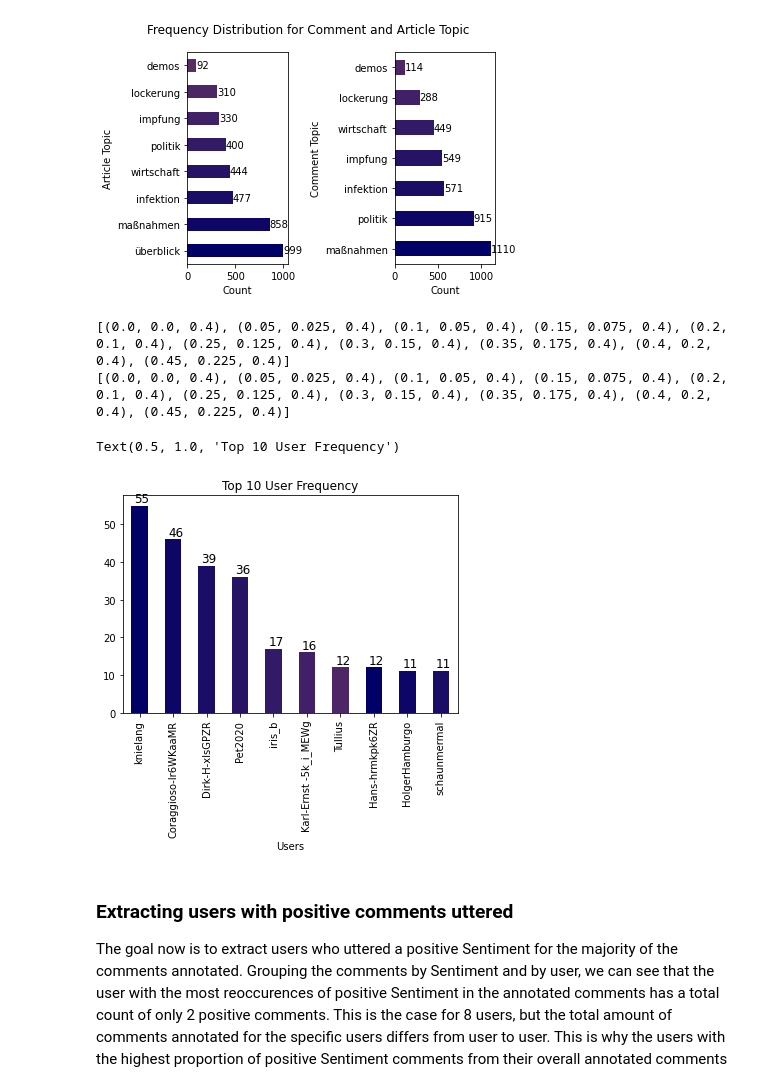
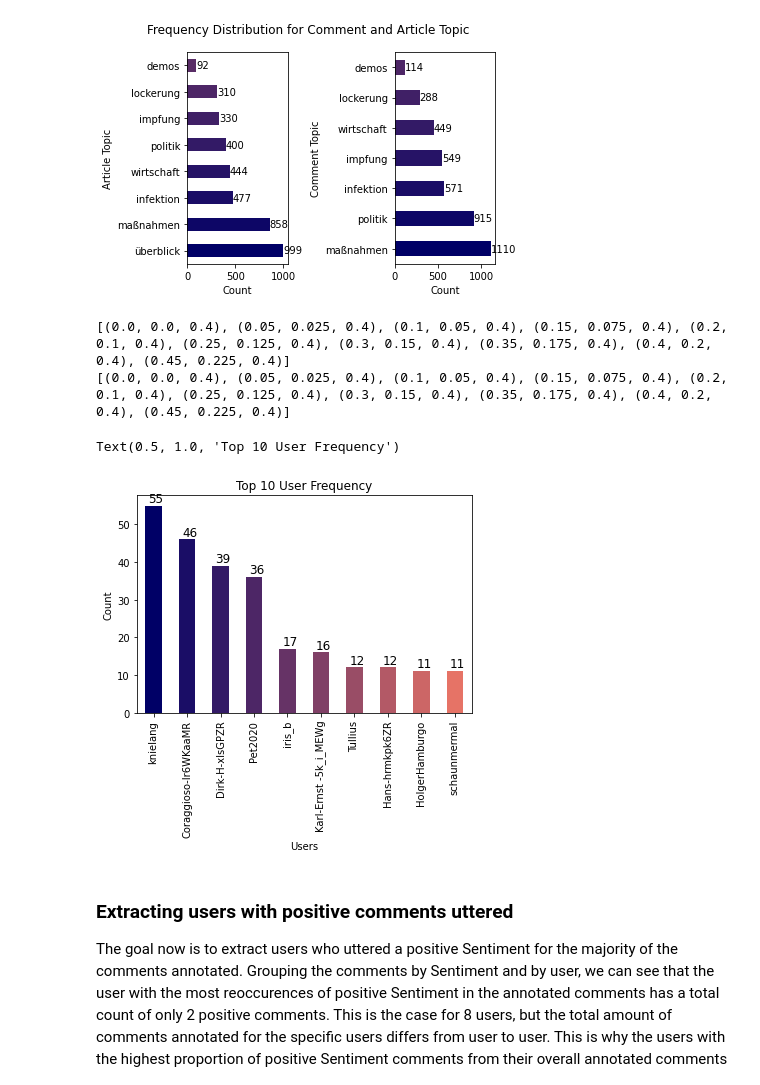
Before and after one commit to KirchnerS/Masterarbeit, a Jupyter notebook: graphs.ipynb, the cells around one changed output. Saved outputs shown, nothing was run; the diff lists cells and outputs as text; code cells hidden in the pictures.

Commit message:
Graphen erweitert für die abgabe

```diff
--- a/graphs.ipynb
+++ b/graphs.ipynb
@@ -801,7 +801,7 @@ from turtle import color
 from unicodedata import name
 import matplotlib.pyplot as plt
 import pandas as pd
-topic_dataset = pd.read_csv("annotated_data/annotated_data_with_users_and_al_cleaned2check - Kopie - Kopie.csv", names=["ID", "Date", "Time", "Comment Level", "Username", "Opinion", "Sentiment", "topic_comment", "Topic_article", "comment", "Method"], encoding="ISO8859-1")
+topic_dataset = pd.read_csv("annotated_data/annotated_data_with_users_and_al_cleaned2check_final_topics.csv", names=["ID", "Date", "Time", "Comment Level", "Username", "Opinion", "Sentiment", "topic_comment", "Topic_article", "comment", "Method"], encoding="ISO8859-1")
 my_colors = [(x/20, x/40, 0.4) for x in range(len(topic_dataset["Topic_article"].value_counts()))]
 print(my_colors)
 fig, axs = plt.subplots(1,2)
@@ -838,30 +838,31 @@ plt.show()
 # %%
 # Graph for User Frequency
 from turtle import color
 from unicodedata import name
 import matplotlib.pyplot as plt
 import pandas as pd
-topic_dataset = pd.read_csv("annotated_data/annotated_data_with_users_and_al_cleaned2check - Kopie - Kopie.csv", names=["ID", "Date", "Time", "Comment Level", "Username", "Opinion", "Sentiment", "topic_comment", "Topic_article", "comment", "Method"], encoding="ISO8859-1")
+topic_dataset = pd.read_csv("annotated_data/annotated_data_with_users_and_al_cleaned2check_final_topics.csv", names=["ID", "Date", "Time", "Comment Level", "Username", "Opinion", "Sentiment", "topic_comment", "Topic_article", "comment", "Method"], encoding="ISO8859-1")
 ax= topic_dataset["Username"].value_counts()[:10].plot(kind="bar", color=my_colors)
 
-my_colors = [(x/20, x/40, 0.4 ) for x in range(len(ax.patches))]
+my_colors = [(x/20, x/40, 0.4 ) for x in range(10)]
 print(my_colors)
 
 
 
 print(my_colors)
 for bar in ax.patches:
     ax.annotate(
         str(bar.get_height()), xy=(bar.get_x() + 0.1, bar.get_height() +1 ),
         fontsize = 12
     )
 plt.xlabel("Users")
+plt.ylabel("Count")
 plt.title("Top 10 User Frequency")
 # %% [output]
 [(0.0, 0.0, 0.4), (0.05, 0.025, 0.4), (0.1, 0.05, 0.4), (0.15, 0.075, 0.4), (0.2, 0.1, 0.4), (0.25, 0.125, 0.4), (0.3, 0.15, 0.4), (0.35, 0.175, 0.4), (0.4, 0.2, 0.4), (0.45, 0.225, 0.4)]
 [(0.0, 0.0, 0.4), (0.05, 0.025, 0.4), (0.1, 0.05, 0.4), (0.15, 0.075, 0.4), (0.2, 0.1, 0.4), (0.25, 0.125, 0.4), (0.3, 0.15, 0.4), (0.35, 0.175, 0.4), (0.4, 0.2, 0.4), (0.45, 0.225, 0.4)]
 Text(0.5, 1.0, 'Top 10 User Frequency')
-[figure, old version]
+[figure, new version]
 # %% [markdown]
 ### Extracting users with positive comments uttered
 The goal now is to extract users who uttered a positive Sentiment for the majority of the comments annotated. Grouping the comments by Sentiment and by user, we can see that the user with the most reoccurences of positive Sentiment in the annotated comments has a total count of only 2 positive comments. This is the case for 8 users, but the total amount of comments annotated for the specific users differs from user to user. This is why the users with the highest proportion of positive Sentiment comments from their overall annotated comments have been chosen as positive users. For this case, two users with all annotated comments (two for each user) labled as positive and two users with 66% of all annotated comments (3 for each user) labled as positive have been identified as so-called positive users. With this approximation, the whole non-labled data set can be searched for 0-level comments from these specific users, automatically labeling them as positive comments.
```
Also changed, not shown: parts of 2 cells of this notebook, 1 other file.
